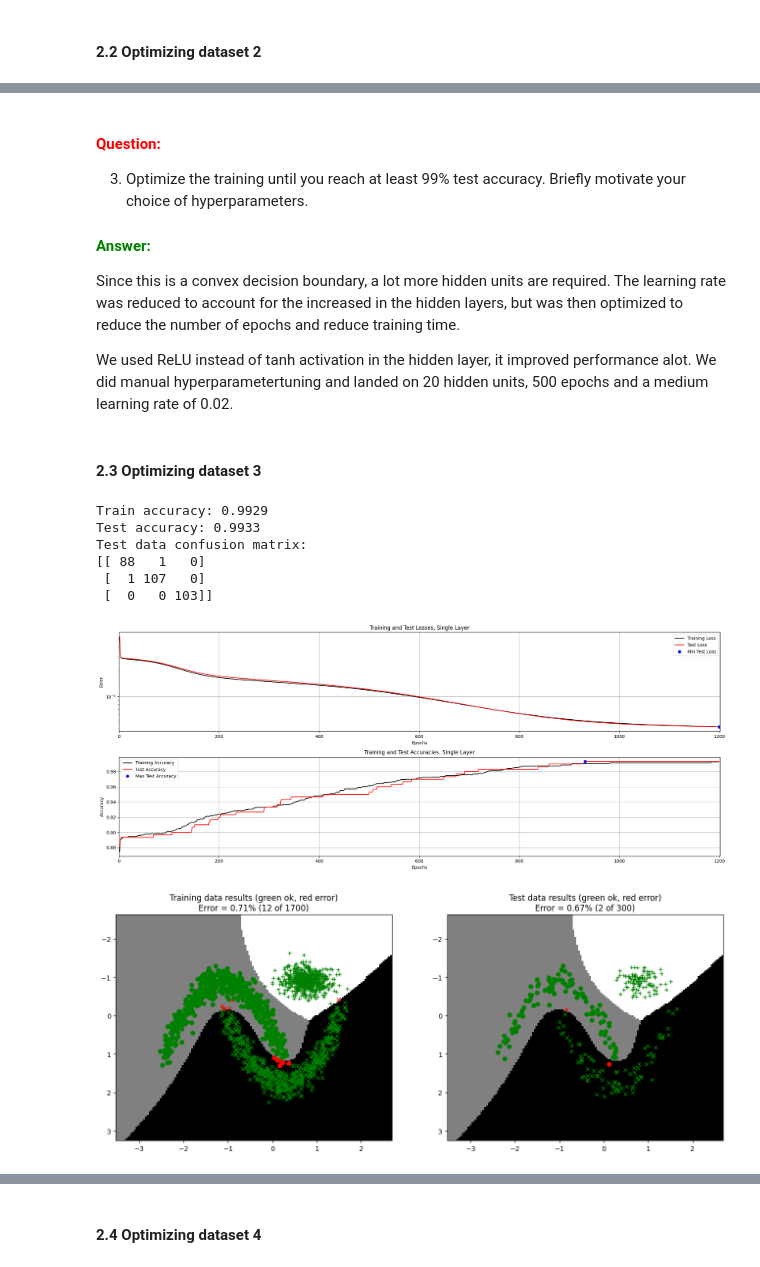
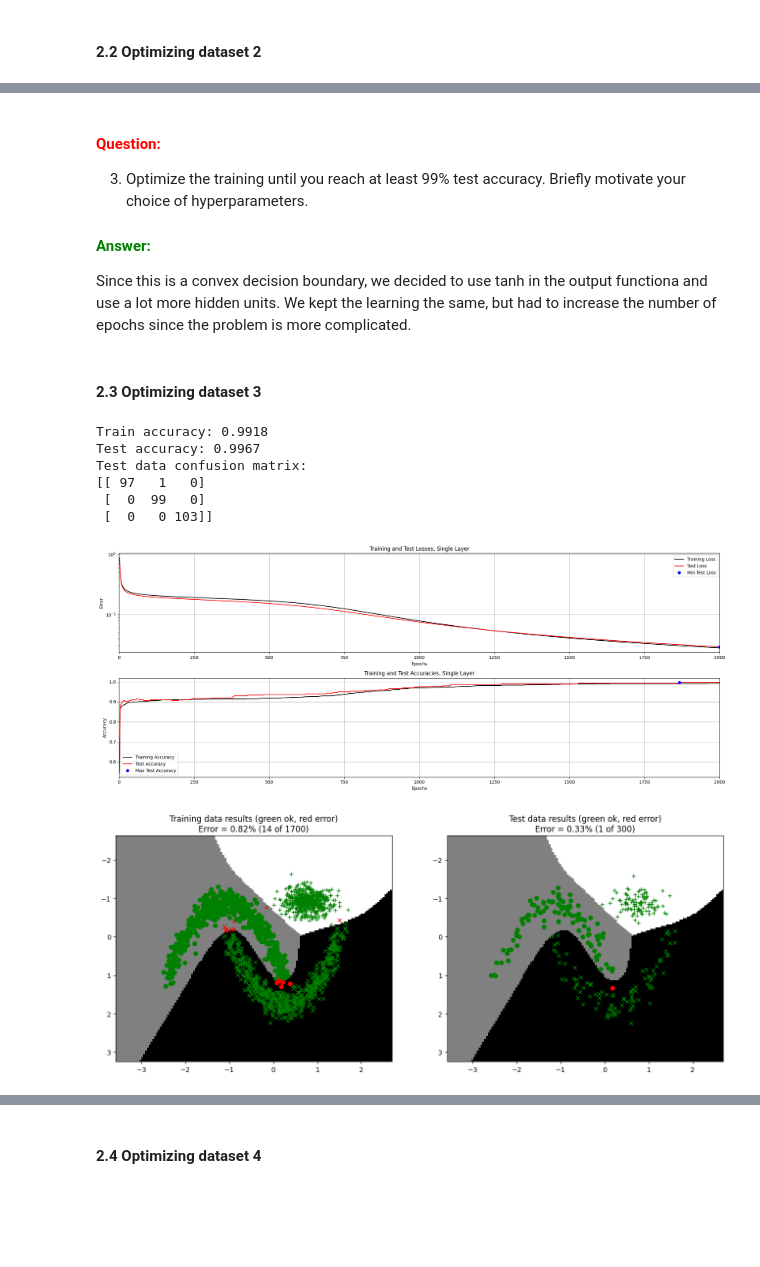
Before and after one commit to arreen/deeplearninglabs, a Jupyter notebook: 1_Back_propagation/1_Back_propagation/MultiLayer.ipynb, the cells around one changed output, grey strips where cells are left out. Drawn from its saved outputs; the diff is of its cells as text; code cells hidden in the pictures; blank space fills up the shorter version.

```diff
--- a/1_Back_propagation/1_Back_propagation/MultiLayer.ipynb
+++ b/1_Back_propagation/1_Back_propagation/MultiLayer.ipynb
@@ -468,36 +466,34 @@ Test data confusion matrix:
 
 #### **<span style="color:green">Answer:</span>**
 
-Since this is a convex decision boundary, a lot more hidden units are required. The learning rate was reduced to account for the increased in the hidden layers, but was then optimized to reduce the number of epochs and reduce training time.
-
-We used ReLU instead of tanh activation in the hidden layer, it improved performance alot. We did manual hyperparametertuning and landed on 20 hidden units, 500 epochs and a medium learning rate of 0.02.
+Since this is a convex decision boundary, we decided to use tanh in the output functiona and use a lot more hidden units. We kept the learning the same, but had to increase the number of epochs since the problem is more complicated.
 # %% [markdown]
 #### **2.3 Optimizing dataset 3**
 # %%
 # --------------------------------------------
 # === Your code here =========================
 # --------------------------------------------
 nInputs  = 2
 nClasses = 3
-nHidden  = 45
+nHidden  = 20
 
 np.random.seed(123)
 
 W1_0 = xavier_init(nInputs, nHidden, dist = 'norm')
 B1_0 = np.zeros((1, nHidden))
 W2_0 = xavier_init(nHidden, nClasses, dist = 'norm')
 B2_0 = np.zeros((1, nClasses))
 
-params = {"epochs": 1200, "learningRate": 0.15, "normalize": True, "useTanhOutput": False}
+params = {"epochs": 2000, "learningRate": 0.1, "normalize": True, "useTanhOutput": True}
 # ============================================
 
 trainMultiLayerOnDataset(3, 0.15, W1_0, B1_0, W2_0, B2_0, params)
 # %% [output]
-Train accuracy: 0.9929
-Test accuracy: 0.9933
+Train accuracy: 0.9918
+Test accuracy: 0.9967
 Test data confusion matrix:
-[[ 88   1   0]
- [  1 107   0]
+[[ 97   1   0]
+ [  0  99   0]
  [  0   0 103]]
-[figure, old version]
+[figure, new version]
-[figure, old version]
+[figure, new version]
```
Also changed, not shown: parts of 9 cells of this notebook, 1 other file.
